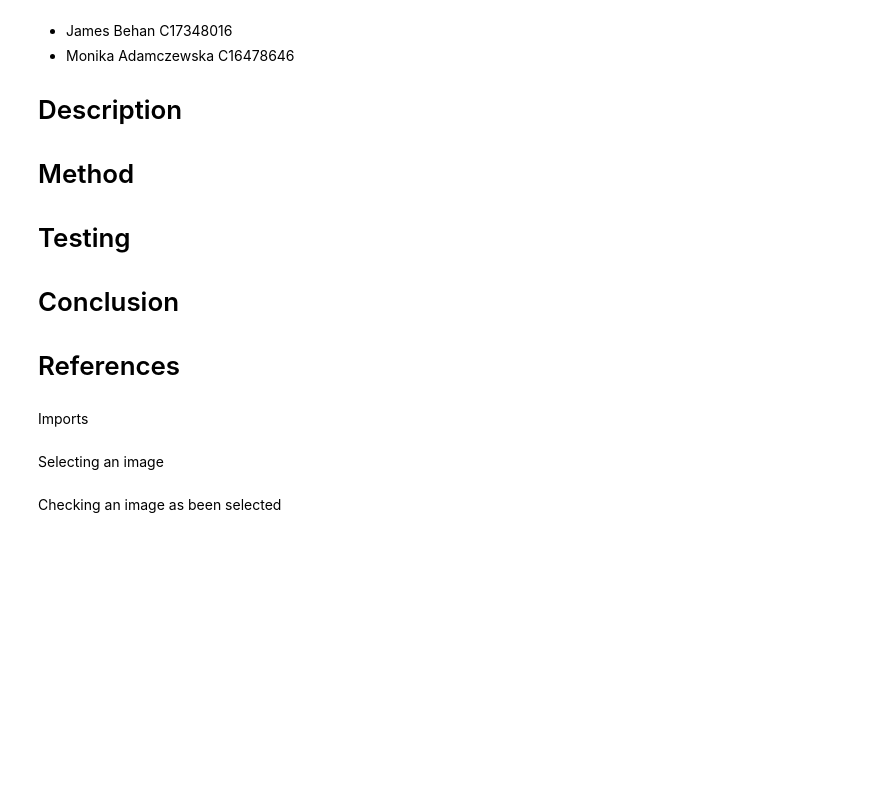
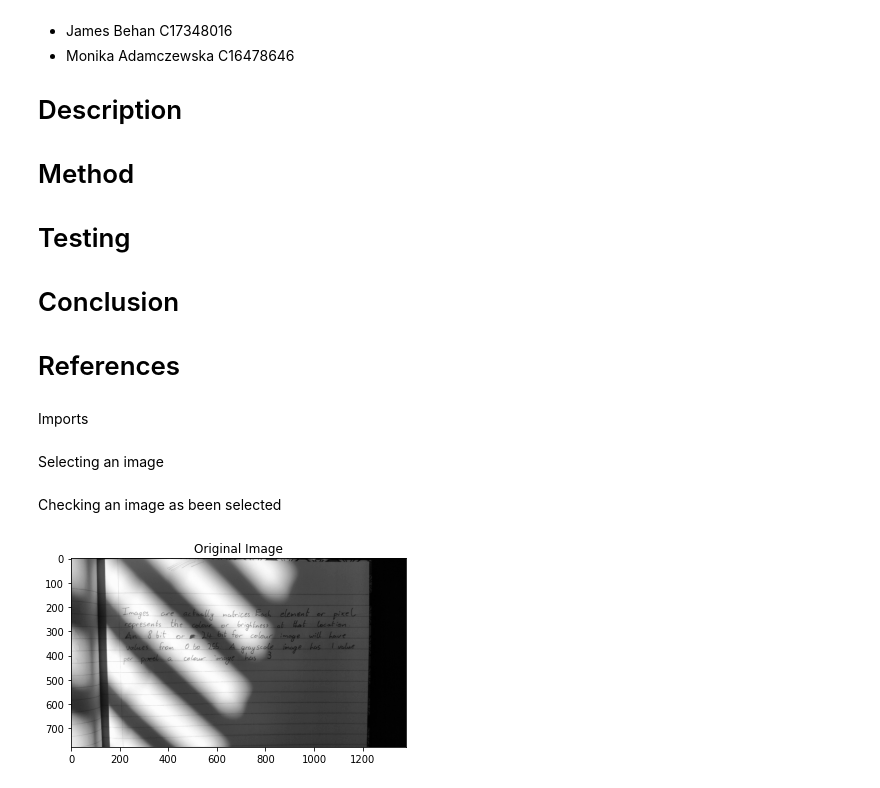
Before and after one commit to themainman8421/Image-processing-group-project, a Jupyter notebook: Handwriting Extraction.ipynb, the cells around one changed output. Saved outputs shown, nothing was run; the diff lists cells and outputs as text; code cells hidden in the pictures; blank space fills up the shorter version.

Commit message:
threasholding of images

```diff
--- a/Handwriting Extraction.ipynb
+++ b/Handwriting Extraction.ipynb
@@ -35,3 +35,11 @@ Checking an image as been selected
 if I is None:
     print('Invalid input')
     sys.exit(0)
+# %%
+G = cv2.cvtColor(I, cv2.COLOR_BGR2GRAY)
+# %%
+plt.title('Original Image')
+plt.imshow(G, cmap = "gray")
+plt.show()
+# %% [output]
+[figure, added]
```
Also changed, not shown: parts of 3 cells of this notebook.
